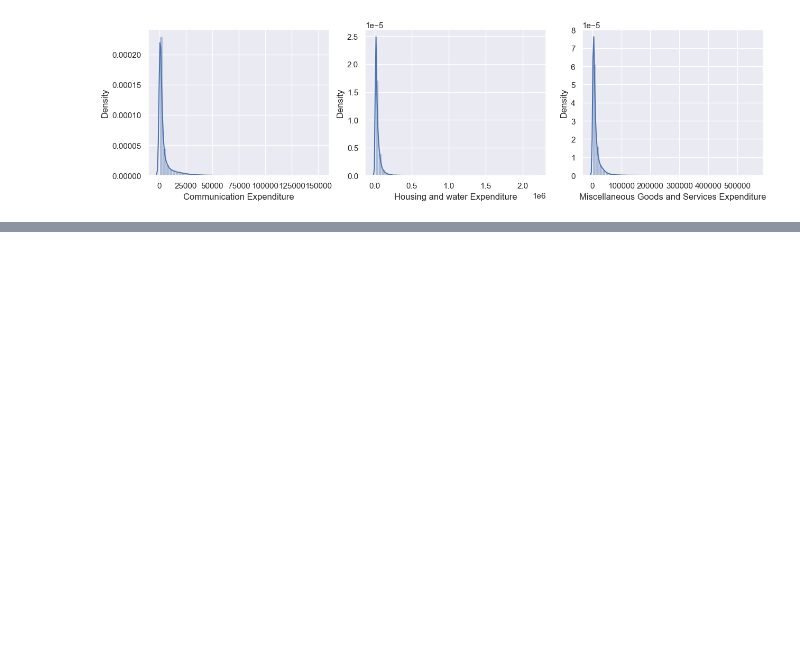
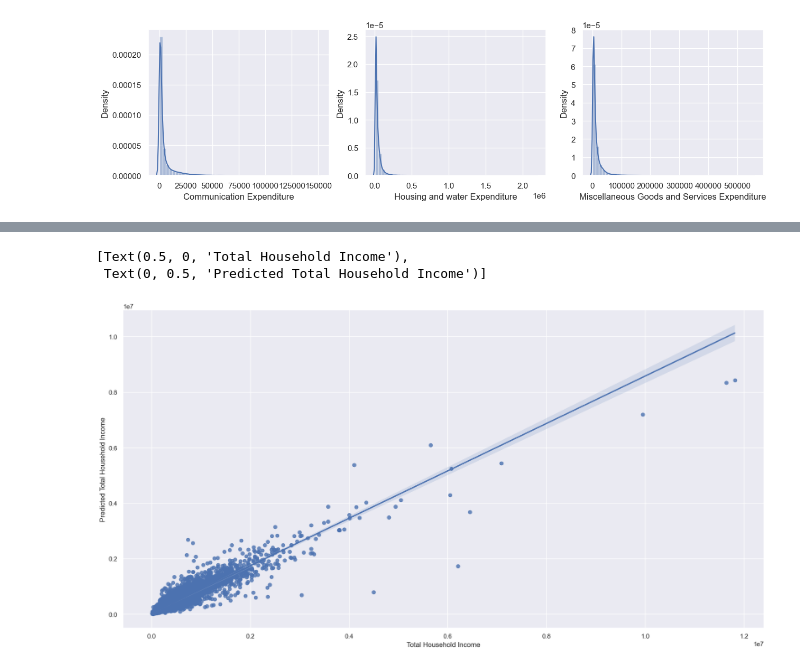
Before and after one commit to evad-e/Business-proj, a Jupyter notebook: Main.ipynb, the cells around one changed output, grey strips where cells are left out. Saved outputs shown, nothing was run; the diff lists cells and outputs as text; code cells hidden in the pictures; blank space fills up the shorter version.

```diff
--- a/Main.ipynb
+++ b/Main.ipynb
@@ -103,7 +104,9 @@ for exp in ['Communication Expenditure','Housing and water Expenditure','Miscell
 [figure]
 # %%
 X=df[['Communication Expenditure','Housing and water Expenditure','Miscellaneous Goods and Services Expenditure']]
+y=df['Total Household Income']
 print(X.shape)
 X_train, X_test, y_train, y_test = train_test_split(X, y, test_size=0.2, random_state=42)
+print(X_train.shape, X_test.shape, y_train.shape, y_test.shape)
 # %% [output]
 (41544, 3)
@@ -110,4 +114,4 @@ X_train, X_test, y_train, y_test = train_test_split(X, y, test_size=0.2, random_
 # %%
-rf = RandomForestRegressor(n_estimators=100, max_depth=10, random_state=0)
+rf = RandomForestRegressor(n_estimators=100,random_state=0, verbose=True)
 rf.fit(X_train, y_train)
 # %% [output]
@@ -118,0 +127,7 @@ rf.score(X_test, y_test)
+# %%
+y_predict = rf.predict(X)
+mean_squared_error(y, y_predict)
+plt.figure(figsize=(20,10))
+ax = sb.regplot(x=y, y=y_predict)
+ax.set(xlabel='Total Household Income',ylabel='Predicted Total Household Income')
+# %% [output]
@@ -118,0 +136,3 @@ rf.score(X_test, y_test)
+[Text(0.5, 0, 'Total Household Income'),
+ Text(0, 0.5, 'Predicted Total Household Income')]
+[figure, added]
```
Also changed, not shown: parts of 6 cells of this notebook.
